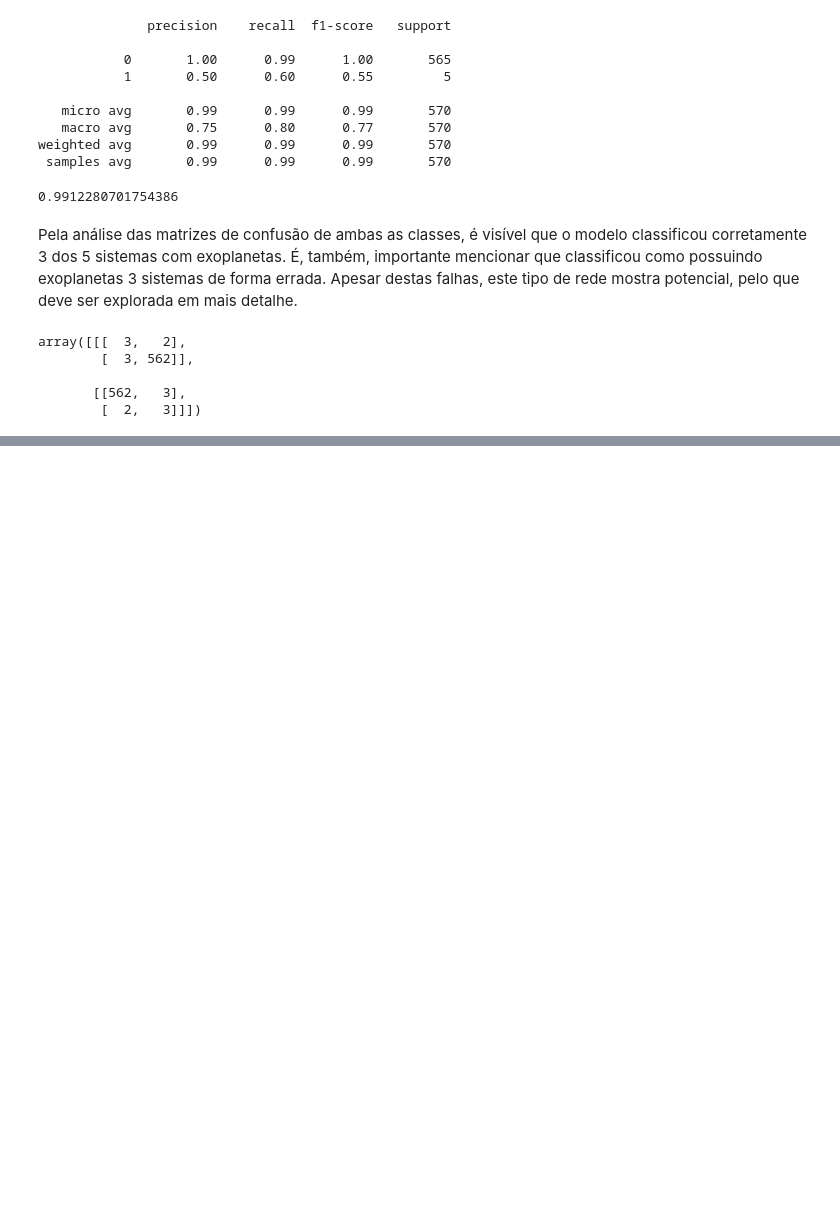
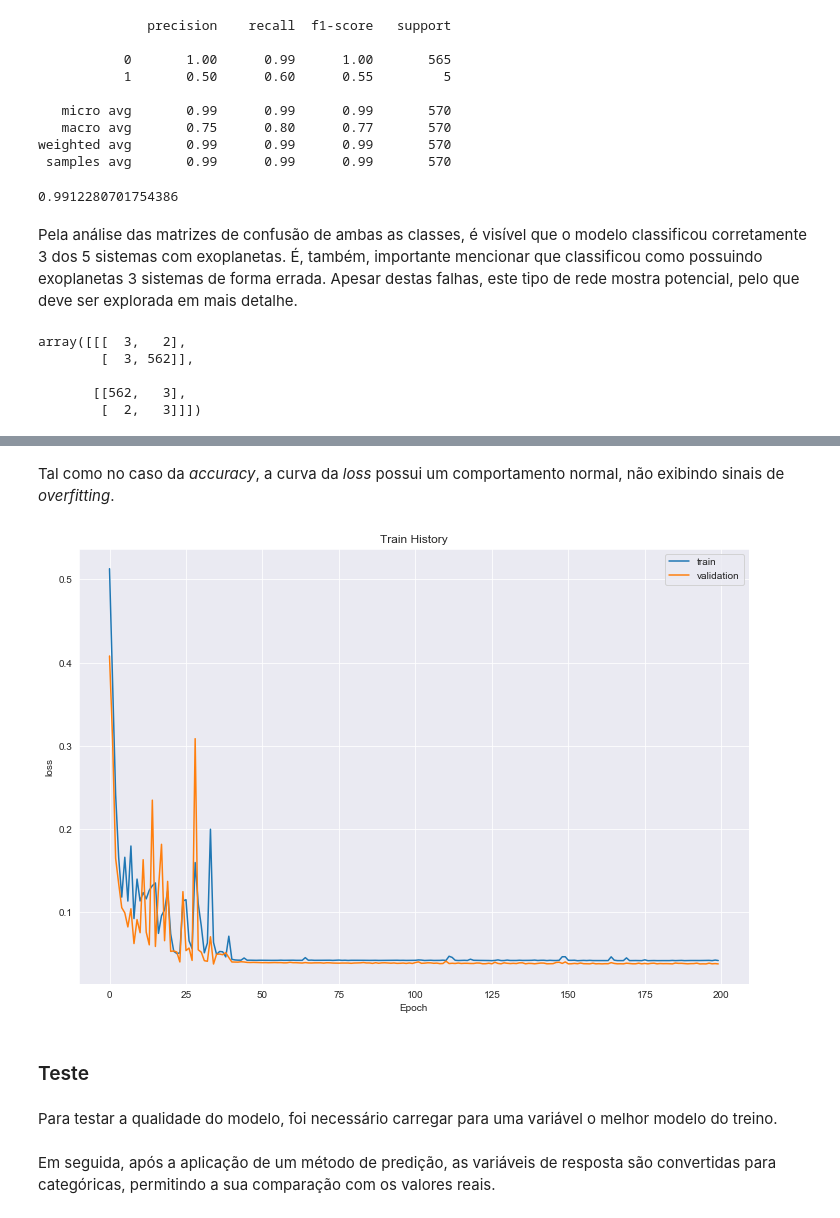
Before and after one commit to citoplasme/Automatic_Learning_2, a Jupyter notebook: Modelos/DL/RNN/LSTM/LSTM.ipynb, the cells around one changed output, grey strips where cells are left out. Drawn from its saved outputs; the diff is of its cells as text; code cells hidden in the pictures; blank space fills up the shorter version.

```diff
--- a/Modelos/DL/RNN/LSTM/LSTM.ipynb
+++ b/Modelos/DL/RNN/LSTM/LSTM.ipynb
@@ -214,0 +287,10 @@ array([[[  3,   2],
+# %% [markdown]
+Tal como no caso da *accuracy*, a curva da *loss* possui um comportamento normal, não exibindo sinais de *overfitting*.
+# %%
+show_train_history(history,'loss','val_loss')
+# %% [output]
+[figure, added]
+# %% [markdown]
+### Teste
+# %% [markdown]
+Para testar a qualidade do modelo, foi necessário carregar para uma variável o melhor modelo do treino.
@@ -214,0 +299,2 @@ array([[[  3,   2],
+# %% [markdown]
+Em seguida, após a aplicação de um método de predição, as variáveis de resposta são convertidas para categóricas, permitindo a sua comparação com os valores reais.
```
Also changed, not shown: parts of 38 cells of this notebook, 5 other files.
